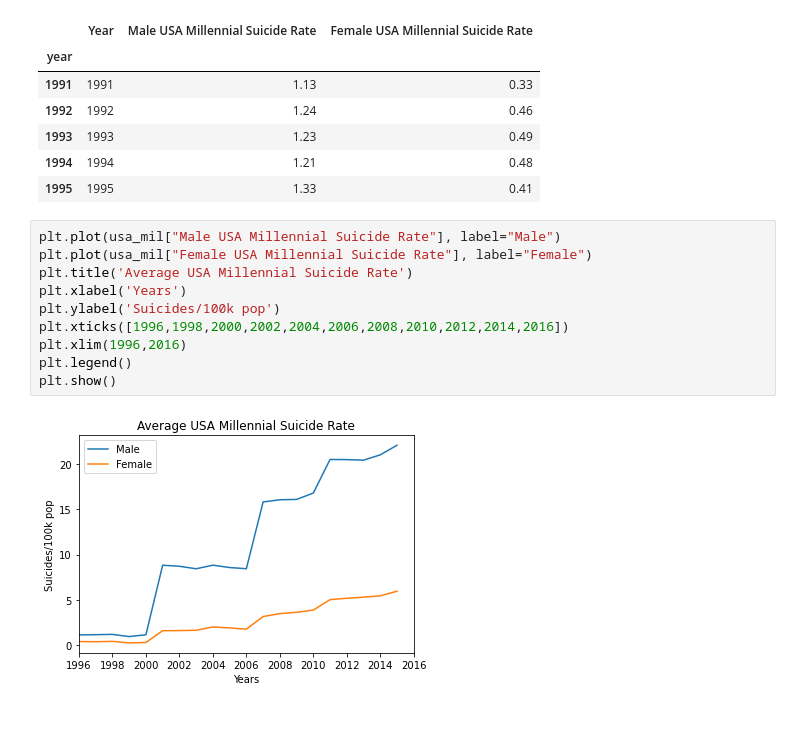
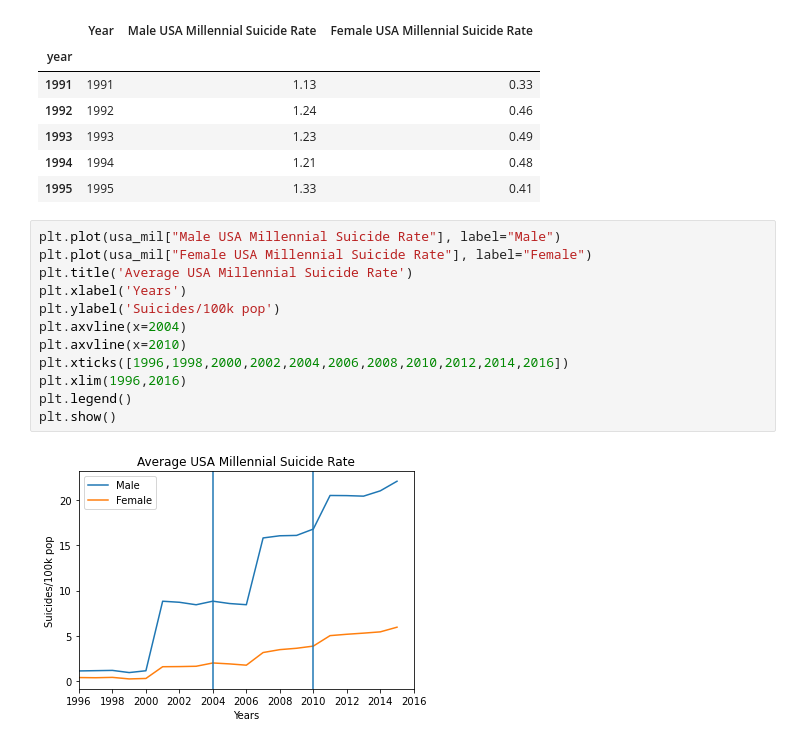
Before and after one commit to ludmilagd/SocialMediaUsageImpact, a Jupyter notebook: SuicideRatebyGender.ipynb, the cells around one changed output. Drawn from its saved outputs; the diff is of its cells as text.

```diff
--- a/SuicideRatebyGender.ipynb
+++ b/SuicideRatebyGender.ipynb
@@ -288,12 +294,14 @@ usa_mil.head()
 # %%
 plt.plot(usa_mil["Male USA Millennial Suicide Rate"], label="Male")
 plt.plot(usa_mil["Female USA Millennial Suicide Rate"], label="Female")
 plt.title('Average USA Millennial Suicide Rate')
 plt.xlabel('Years')
 plt.ylabel('Suicides/100k pop')
+plt.axvline(x=2004)
+plt.axvline(x=2010)
 plt.xticks([1996,1998,2000,2002,2004,2006,2008,2010,2012,2014,2016])
 plt.xlim(1996,2016)
 plt.legend()
 plt.show()
 # %% [output]
-[figure, old version]
+[figure, new version]
```
Also changed, not shown: parts of 3 cells of this notebook.
